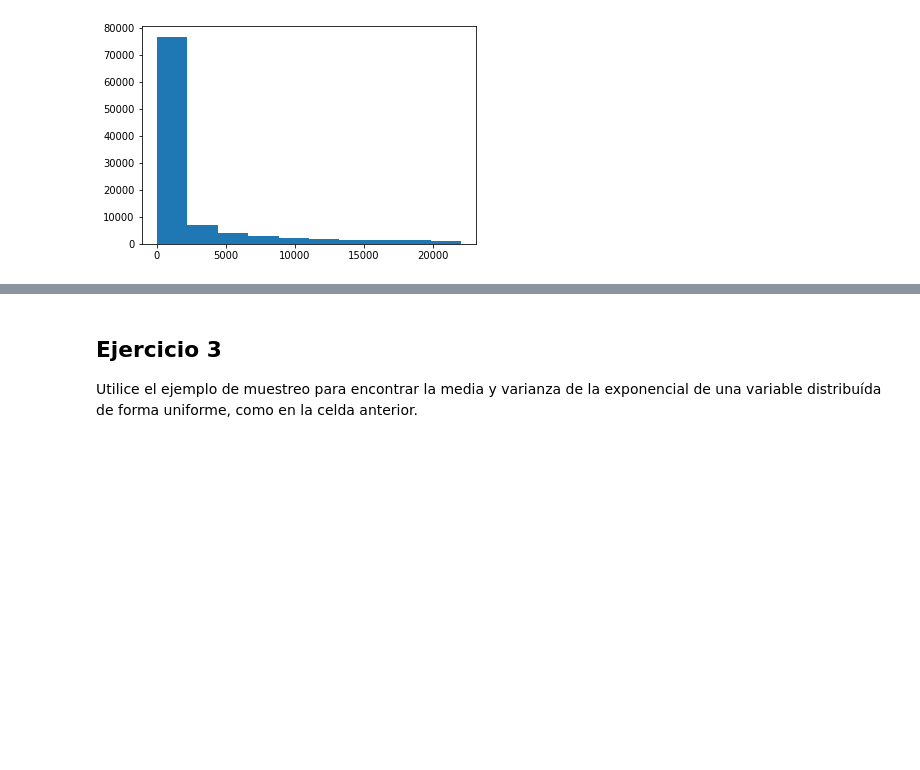
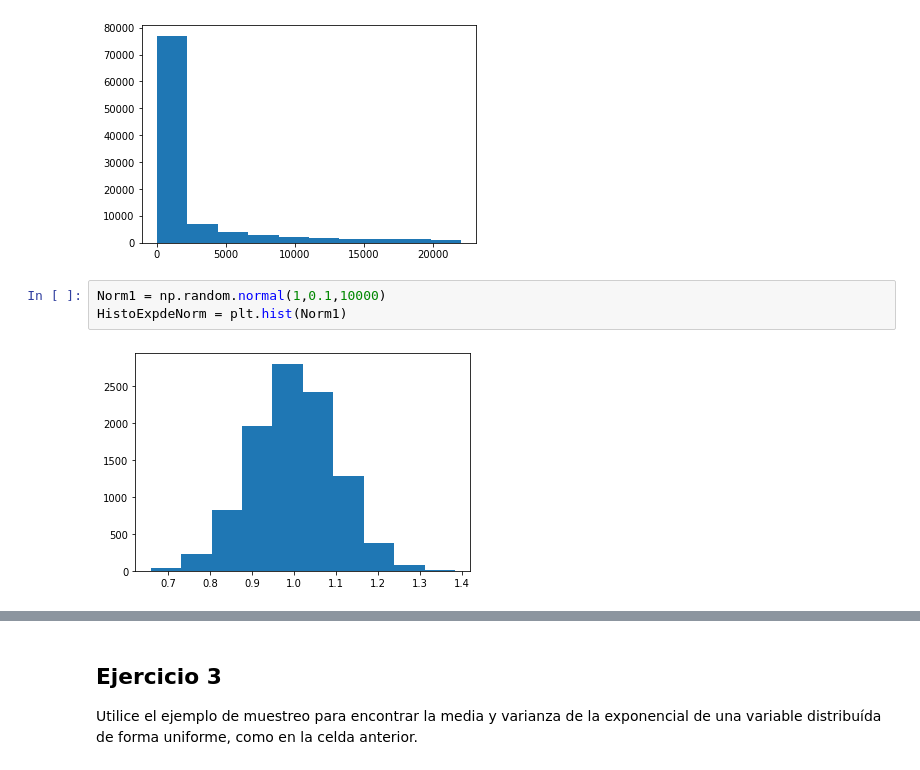
Before and after one commit to UDEA-Esp-Analitica-y-Ciencia-de-Datos/EACD-02-ESTADISTICA, a Jupyter notebook: Sesión_2.ipynb, the cells around one changed output, grey strips where cells are left out. Drawn from its saved outputs; the diff is of its cells as text; blank space fills up the shorter version.

```diff
--- a/Sesión_2.ipynb
+++ b/Sesión_2.ipynb
@@ -153,3 +161,8 @@ Uni = np.random.uniform(0,10,100000)
 HistoExpdeUni = plt.hist(np.exp(Uni))
 # %% [output]
 [figure]
+# %%
+Norm1 = np.random.normal(1,0.1,10000)
+HistoExpdeNorm = plt.hist(Norm1)
+# %% [output]
+[figure, added]
```
Also changed, not shown: parts of 30 cells of this notebook.
